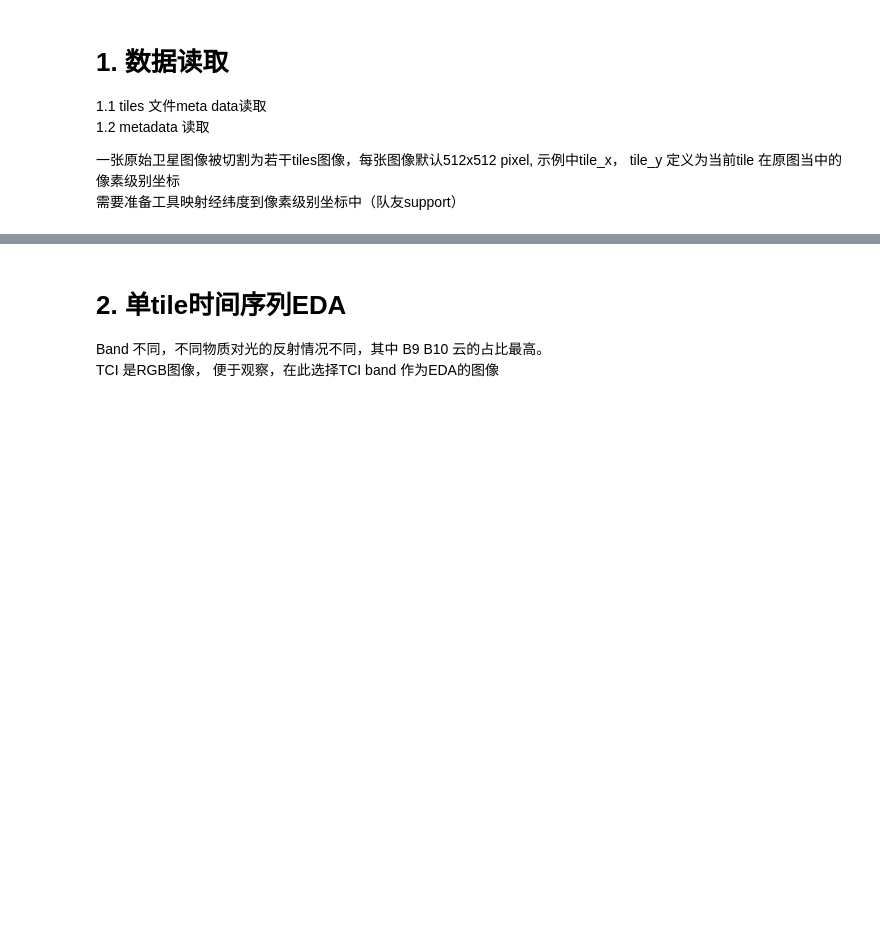
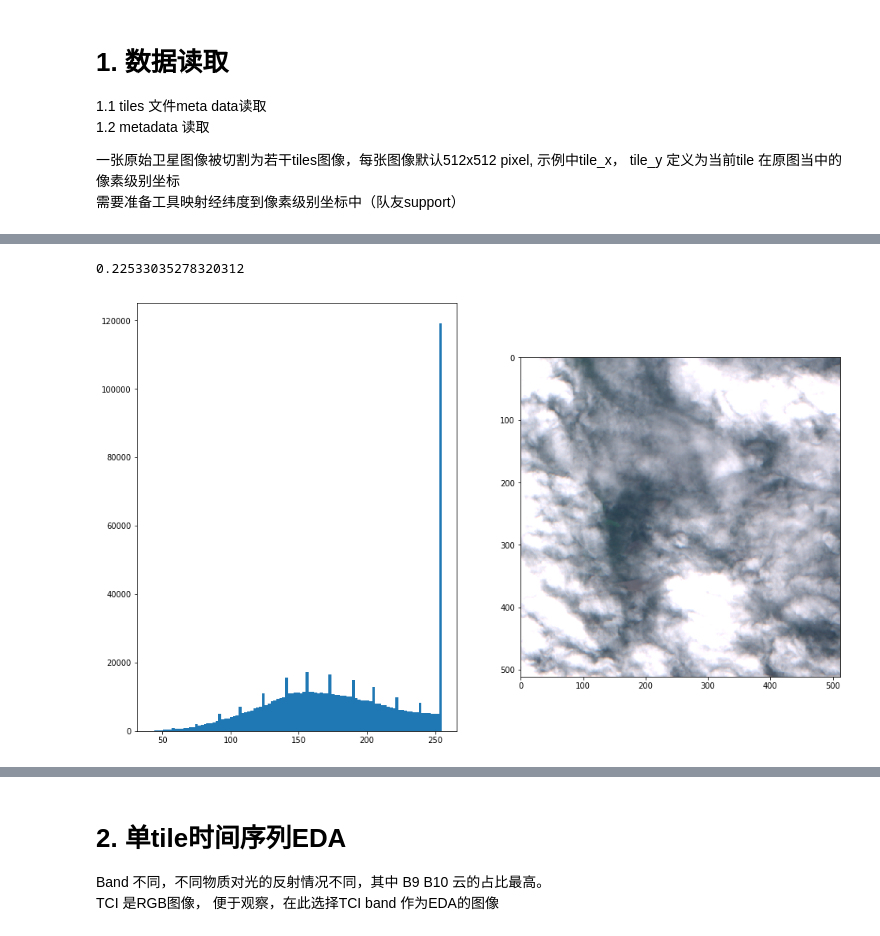
Before and after one commit to xiaochuan-du/mel-datathon-data, a Jupyter notebook: notebooks/EDA.ipynb, the cells around one changed output, grey strips where cells are left out. Cells and saved outputs as stored; diff of their text form; code cells hidden in the pictures; blank space fills up the shorter version.

```diff
--- a/notebooks/EDA.ipynb
+++ b/notebooks/EDA.ipynb
@@ -77,0 +101,5 @@ metadata = (
+# %%
+plot(EDA_DATA_ROOT/ 'timeseries/7680-10240-TCI-2019-06-10.png')
+# %% [output]
+0.22533035278320312
+[figure, added]
```
Also changed, not shown: parts of 7 cells of this notebook.
